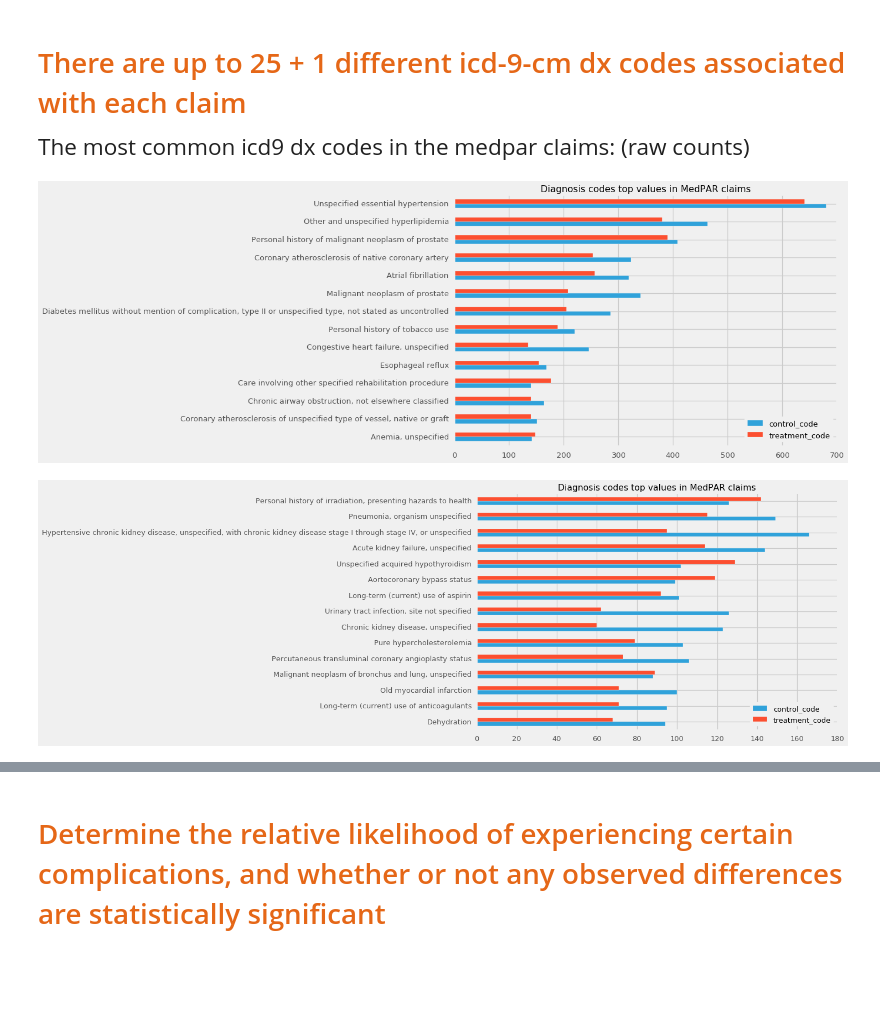
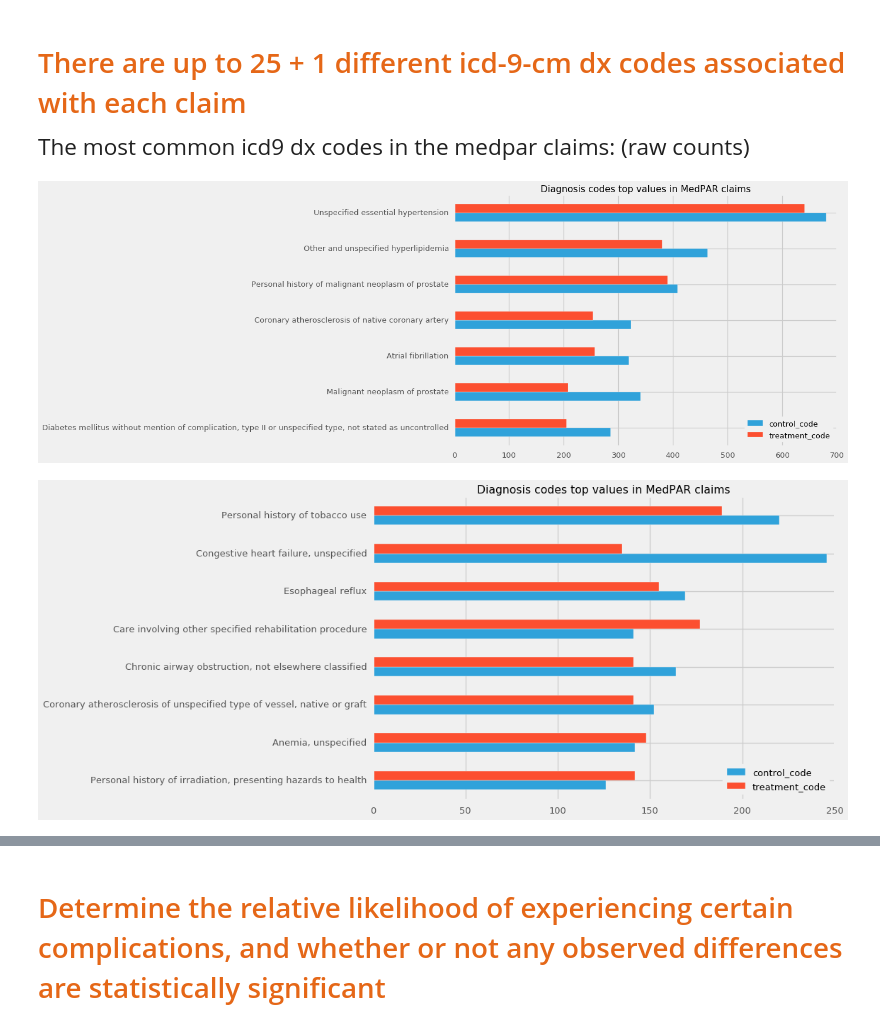
Before and after one commit to doolingdavid/IBA, a Jupyter notebook: CHRONICKIDNEY.ipynb, the cells around one changed output, grey strips where cells are left out. Cells and saved outputs as stored; diff of their text form; code cells hidden in the pictures; blank space fills up the shorter version.

```diff
--- a/CHRONICKIDNEY.ipynb
+++ b/CHRONICKIDNEY.ipynb
@@ -539,15 +539,15 @@ dfkodes['difference'] = np.abs(dfkodes.control_code - dfkodes.treatment_code)
 dfkodes['together'] = dfkodes.control_code + dfkodes.treatment_code
 dfkodes = dfkodes.sort_values(['together','difference'],ascending=False)
 # %%
-dfkodes[['control_code','treatment_code']].iloc[1:15][::-1].plot(kind='barh',
+dfkodes[['control_code','treatment_code']].iloc[1:8][::-1].plot(kind='barh',
                 title="Diagnosis codes top values in MedPAR claims");
 # %% [output]
-[figure, old version]
+[figure, new version]
 # %%
-dfkodes[['control_code','treatment_code']].iloc[15:30][::-1].plot(kind='barh',
+dfkodes[['control_code','treatment_code']].iloc[8:16][::-1].plot(kind='barh',
                 title="Diagnosis codes top values in MedPAR claims");
 # %% [output]
-[figure, old version]
+[figure, new version]
 # %%
 searchcols = list(dh.columns)[54:79]
 searchcols.append(dh.columns[104])
```
